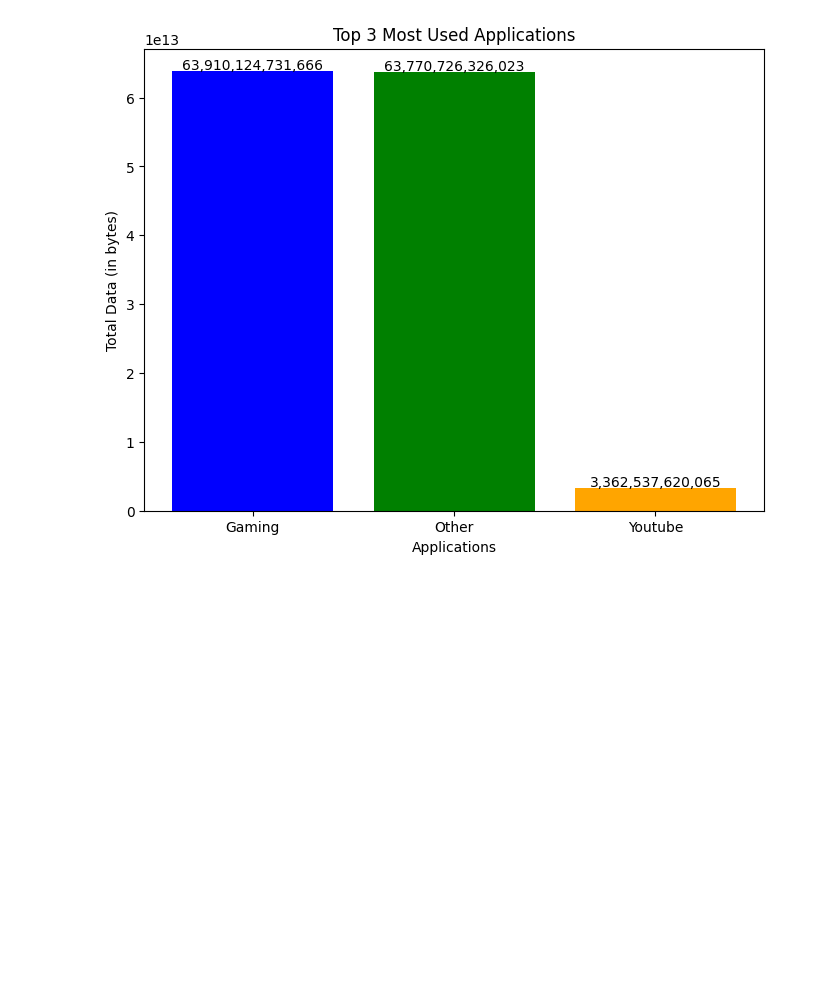
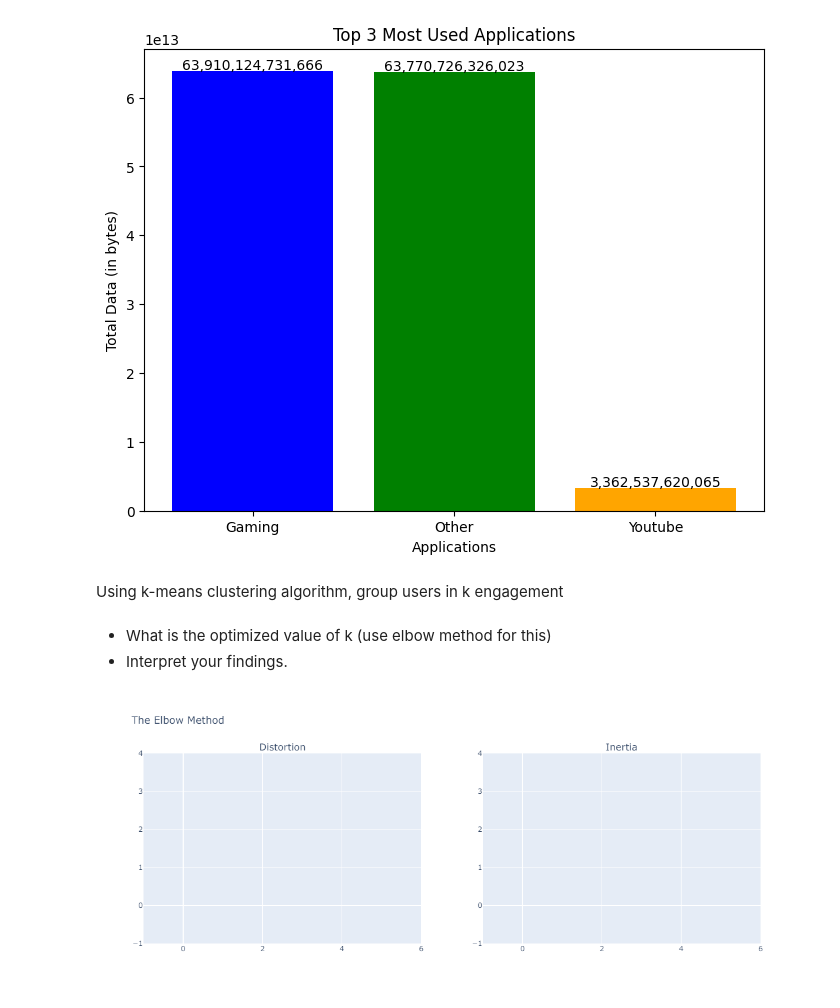
Before and after one commit to Leulseged-Mesfin/Tellco-Analysis, a Jupyter notebook: notbooks/User Engagement Analysis.ipynb, the cells around one changed output. Drawn from its saved outputs; the diff is of its cells as text; code cells hidden in the pictures; blank space fills up the shorter version.

Commit message:
Using k-means clustering algorithm, group users in k engagement.

```diff
--- a/notbooks/User Engagement Analysis.ipynb
+++ b/notbooks/User Engagement Analysis.ipynb
@@ -491,3 +491,33 @@ for i, value in enumerate(top_values):
 plt.show()
 # %% [output]
 [figure]
+# %% [markdown]
+Using k-means clustering algorithm, group users in k engagement
+# %% [markdown]
+- What is the optimized value of k (use elbow method for this)
+- Interpret your findings.
+# %%
+def choose_kmeans(df: pd.DataFrame, num: int):
+  distortions = []
+  inertias = []
+  K = range(1, num)
+  for k in K:
+    kmeans = KMeans(n_clusters=k, random_state=0).fit(df)
+    distortions.append(sum(
+        np.min(cdist(df, kmeans.cluster_centers_, 'euclidean'), axis=1)) / df.shape[0])
+    inertias.append(kmeans.inertia_)
+
+  return (distortions, inertias)
+# %%
+distortions, inertias = choose_kmeans(data_normalized, 1)
+# %%
+fig = make_subplots(
+    rows=1, cols=2, subplot_titles=("Distortion", "Inertia")
+)
+fig.add_trace(go.Scatter(x=np.array(range(1, 15)), y=distortions), row=1, col=1)
+fig.add_trace(go.Scatter(x=np.array(range(1, 15)), y=inertias), row=1, col=2)
+fig.update_layout(title_text="The Elbow Method")
+# fig.show(config=config)
+Image(pio.to_image(fig, format='png', width=1200))
+# %% [output]
+[figure, added]
```
Also changed, not shown: parts of 2 cells of this notebook.
